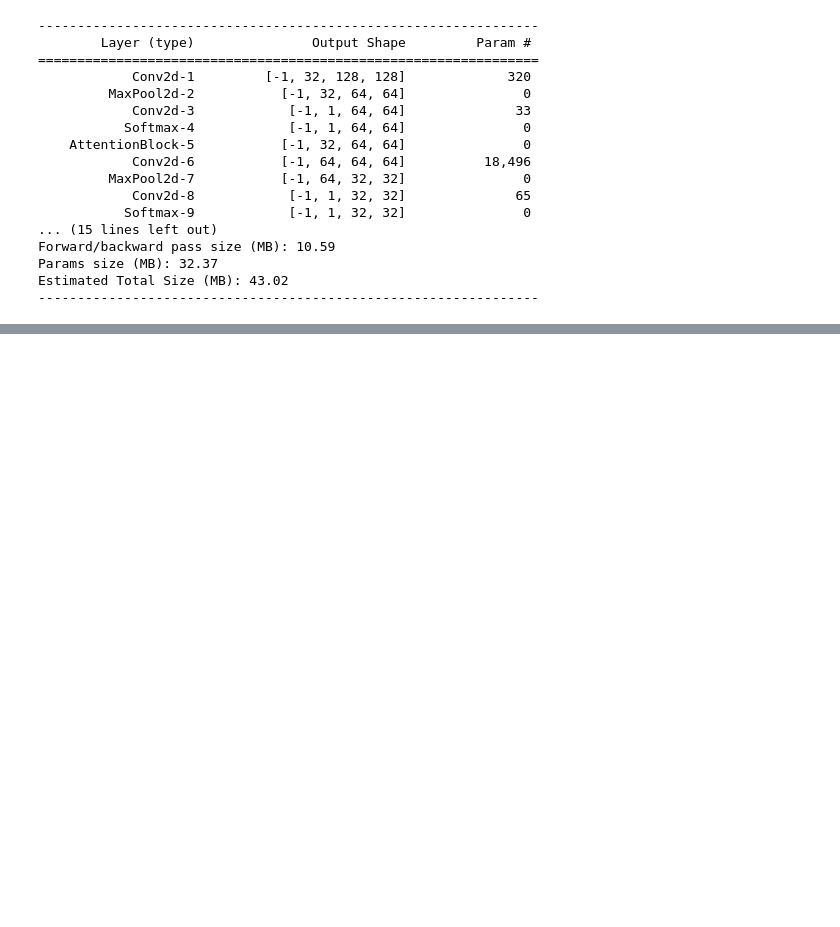
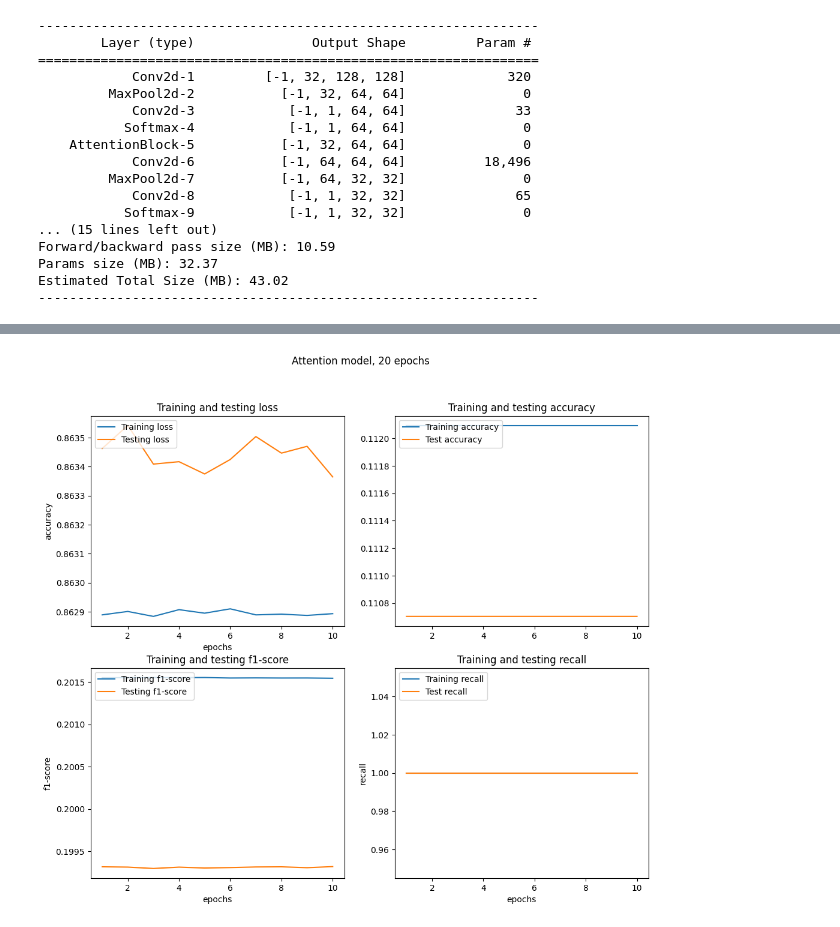
Before and after one commit to maxellende/multilabel_classification_chest_xrays, a Jupyter notebook: attention_cnn_model.ipynb, the cells around one changed output, grey strips where cells are left out. Cells and saved outputs as stored; diff of their text form; code cells hidden in the pictures; blank space fills up the shorter version.

```diff
--- a/attention_cnn_model.ipynb
+++ b/attention_cnn_model.ipynb
@@ -384,0 +461,17 @@ results = train(model_, trainloader, testloader, start)
+# %%
+train_loss = results['training loss']
+train_accuracy = results['training accuracy']
+test_loss = results['test loss']
+test_accuracy = results['test accuracy']
+train_recall = results['training recall']
+test_recall = results['test recall']
+train_f1 = results['training f1']
+train_recall = results['training recall']
+test_f1 = results['test f1']
+test_recall = results['test recall']
+train_precision = results['training precision']
+test_precision = results['test precision']
+# %%
+plot_stats('Attention model, 20 epochs', train_loss, train_accuracy, train_f1, train_recall, test_loss, test_accuracy, test_f1, test_recall)
+# %% [output]
+[figure, added]
```
Also changed, not shown: parts of 21 cells of this notebook, 56 other files.
